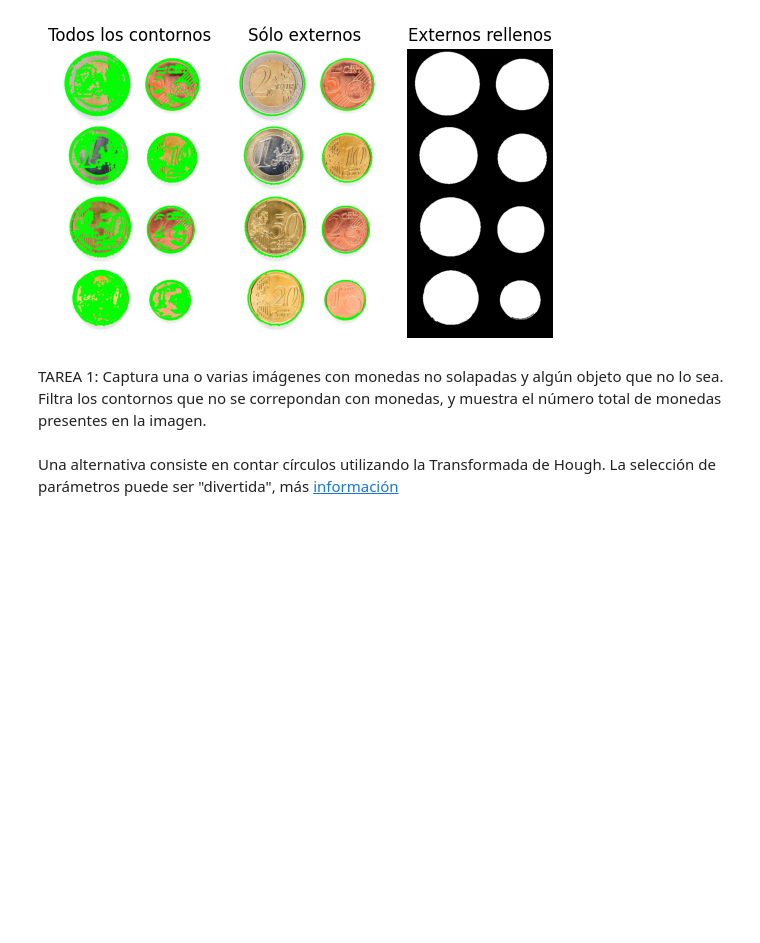
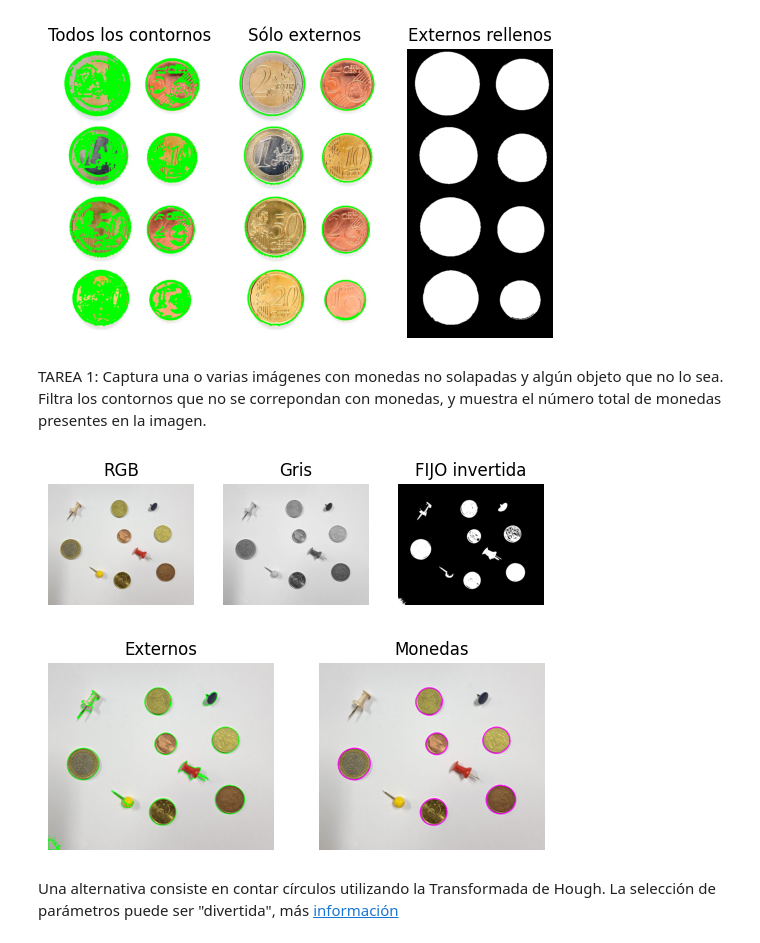
Before and after one commit to VC-ulpgc-JRP-y-SGR/p3-vc, a Jupyter notebook: VC_P3.ipynb, the cells around one changed output. Drawn from its saved outputs; the diff is of its cells as text; code cells hidden in the pictures; blank space fills up the shorter version.

Commit message:
1st task done and changed image

```diff
--- a/VC_P3.ipynb
+++ b/VC_P3.ipynb
@@ -145,6 +145,73 @@ Clipping input data to the valid range for imshow with RGB data ([0..1] for floa
 [figure]
 # %% [markdown]
 TAREA 1: Captura una o varias imágenes con monedas no solapadas y algún objeto que no lo sea. Filtra los contornos que no se correpondan con monedas, y muestra el número total de monedas presentes en la imagen.
+# %%
+# cargamos la imagen y la mostramos
+img = cv2.imread('coins-with-random.jpeg')
+img_rgb = cv2.cvtColor(img, cv2.COLOR_BGR2RGB)
+
+# convertimos la imagen a escala de grises
+img_gris = cv2.cvtColor(img, cv2.COLOR_BGR2GRAY)
+
+# aplicamos un filtro gaussiano
+# img_gris = cv2.GaussianBlur(img_gris, (5, 5), 0)
+
+# umbralizado de la imagen
+threshold = 172
+ret2, img_th = cv2.threshold(img_gris, threshold, 255, cv2.THRESH_BINARY_INV)
+
+plt.subplot(1, 3, 1)
+plt.axis("off")
+plt.imshow(img_rgb)
+plt.title('RGB')
+
+plt.subplot(1, 3, 2)
+plt.axis("off")
+plt.imshow(img_gris, cmap='gray')
+plt.title('Gris')
+
+plt.subplot(1, 3, 3)
+plt.axis("off")
+plt.imshow(img_th, cmap='gray')
+plt.title('FIJO invertida')
+plt.show()
+
+# obtención de contornos externos
+contours, hierarchy = cv2.findContours(img_th, cv2.RETR_EXTERNAL, cv2.CHAIN_APPROX_SIMPLE)
+img_rgb_contours_ext = cv2.cvtColor(img, cv2.COLOR_BGR2RGB)
+cv2.drawContours(img_rgb_contours_ext, contours, -1, (0,255,0), 3)
+
+# obtención de contornos circulares
+circular_contours = []
+for contour in contours:
+    # calculamos el valor de epsilon a partir del perimetro para aproximar la forma del contorno
+    epsilon = 0.02*cv2.arcLength(contour, True)
+    # aproximamos las formas
+    approx = cv2.approxPolyDP(contour, epsilon, True)
+
+    # area
+    area = cv2.contourArea(contour)
+
+    if len(approx) == 8 and area > 10:
+        circular_contours.append(contour)
+
+img_rgb_circles = cv2.cvtColor(img, cv2.COLOR_BGR2RGB)
+cv2.drawContours(img_rgb_circles, circular_contours, -1, (255,0,255), 5)
+
+plt.subplot(1, 2, 1)
+plt.axis("off")
+plt.imshow(img_rgb_contours_ext)
+plt.title('Externos')
+
+plt.subplot(1, 2, 2)
+plt.axis('off')
+plt.imshow(img_rgb_circles)
+plt.title('Monedas')
+
+plt.show()
+# %% [output]
+[figure, added]
+[figure, added]
 # %% [markdown]
 Una alternativa consiste en contar círculos utilizando la Transformada de Hough. La selección de parámetros puede ser "divertida", más [información](https://docs.opencv.org/4.x/da/d53/tutorial_py_houghcircles.html)
 # %%
```
Also changed, not shown: 1 other file.
